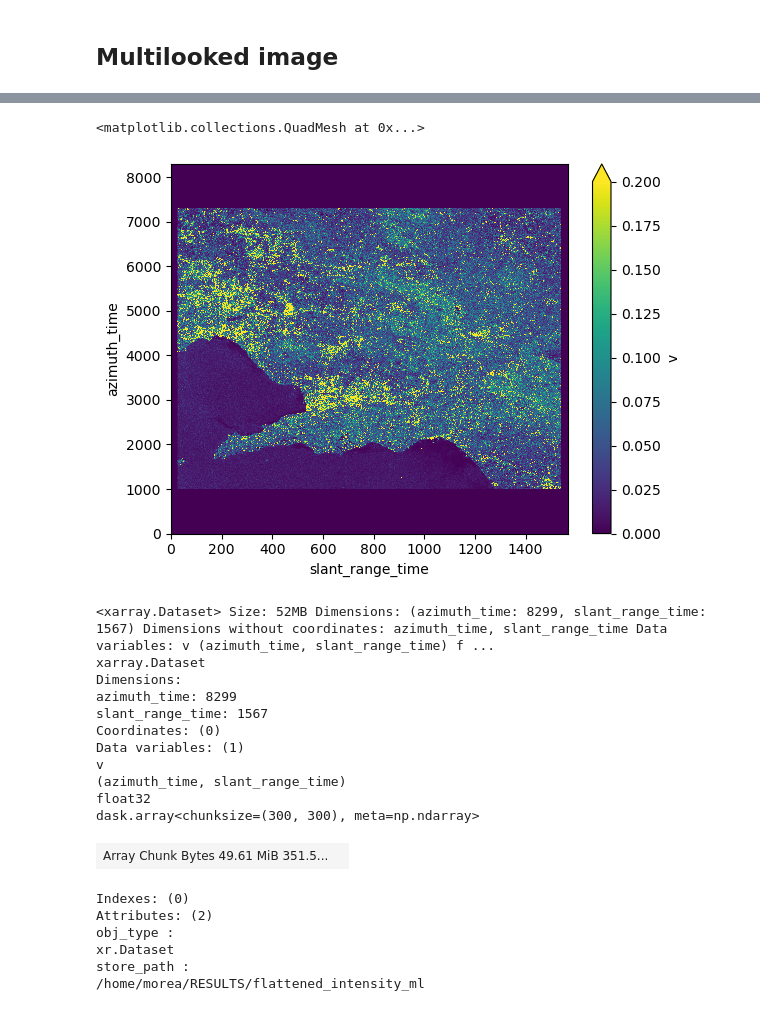
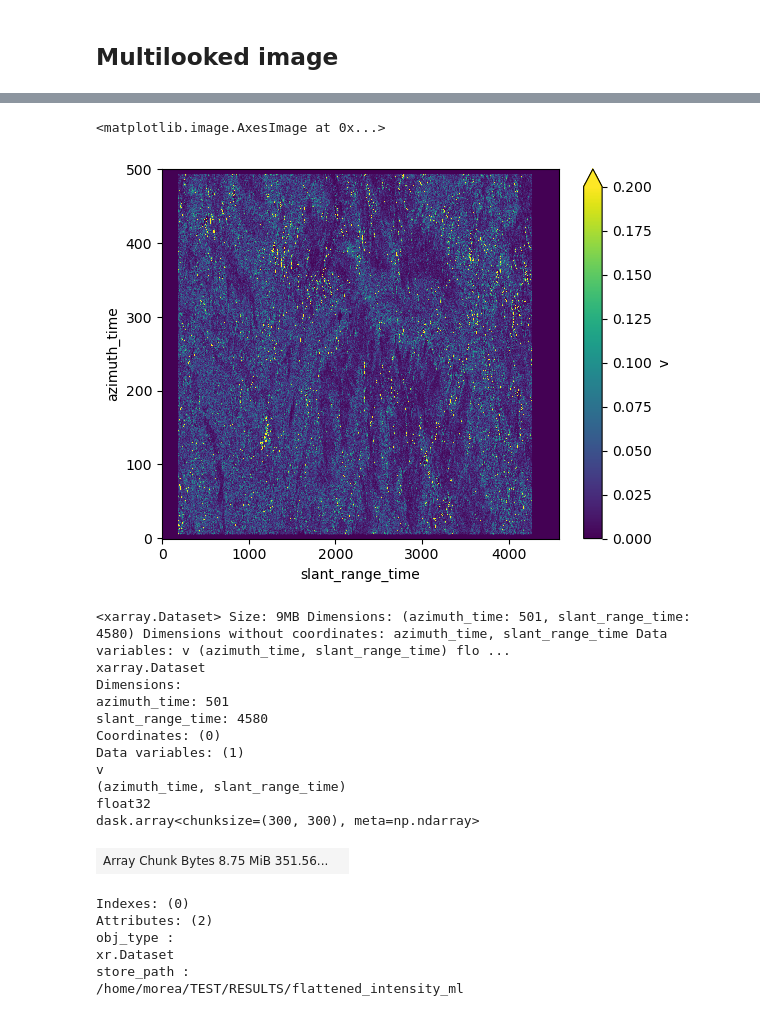
Before and after one commit to ROSE-L-ARD/cop-ard-atbd, a Jupyter notebook: notebooks/geocoding.ipynb, the cells around one changed output, grey strips where cells are left out. Cells and saved outputs as stored; diff of their text form; code cells hidden in the pictures.

```diff
--- a/notebooks/geocoding.ipynb
+++ b/notebooks/geocoding.ipynb
@@ -9,14 +18,19 @@ import rosel.shiroma
 # %%
-in_path = rosel.io.normpath("/home/morea/SAOCOM/")
-slc_path = f"{in_path}/INPUT_DATA/slcs.zarr"
-acquisition_date = "2023-12-12"
-wdir_path = f"{in_path}/WDIR_DATA/{acquisition_date}"
-selection_path = f"{wdir_path}/selection"
-rtc_ap_path = f"{wdir_path}/rtc_ap"
-
-result_folder = "/home/morea/RESULTS"
+in_path = rosel.io.normpath("/home/morea/SENTINEL1/SALZBURG/44")
+# path where the coregistered images are stored
+slc_path = f"{in_path}/WDIR_DYNAMIC/slcs"
+acquisition_date = "2024-10-15"
+burst = "iw1_92638"
+wdir_path = f"{in_path}/WDIR_STATIC/{burst}"
+rtc_ap_path = f"{wdir_path}/radar_grid/rtc_ap"
+result_folder = "/home/morea/TEST/RESULTS"
 # %%
-slc = rosel.io.read(slc_path).orig[acquisition_date].measurements.slc.squeeze()
-selection = rosel.io.read(selection_path)
-A = rosel.io.read(rtc_ap_path, mask_and_scale=False).v
+slc = (
+    rosel.io.read(slc_path)
+    .bursts[burst]
+    .orig[acquisition_date]
+    .measurements.slc.sel(polarization="V:H")
+    .squeeze()
+)
+A = rosel.io.read(rtc_ap_path, consolidate_metadata=False, mask_and_scale=False).v
 # %%
@@ -192,7 +130,11 @@ c = np.abs(slc) ** 2
 # %%
 # generating multilooked amplitude
 c_ml = (
-    c.coarsen(azimuth_time=multilook["azimuth_time"], slant_range_time=multilook["slant_range_time"], boundary="pad")
+    c.coarsen(
+        azimuth_time=multilook["azimuth_time"],
+        slant_range_time=multilook["slant_range_time"],
+        boundary="pad",
+    )
     .mean()
     .chunk(azimuth_time=300, slant_range_time=300)
 )
@@ -243,6 +190,10 @@ PandasIndex(Index([ 0.004938310362301905, 0.0049384770289685725, 0.0049386436956
 Attributes: (0)
 # %%
 c_gamma_ml = rosel.shiroma.flatten_radar_image(
-    c_ml, A, multilook=multilook, data_path=f"{result_folder}/flattened_amplitude_ml", read=True
+    c_ml,
+    A,
+    multilook=multilook,
+    data_path=f"{result_folder}/flattened_amplitude_ml",
+    read=True,
 )
 # %% [output]
@@ -270,29 +202,29 @@ c_gamma_ml = rosel.shiroma.flatten_radar_image(
 # %%
 flattened_intensity_ml = (np.abs(c_gamma_ml) ** 2).to_dataset(name="v")
 # %%
-flattened_intensity_ml.v.plot(vmin=0, vmax=0.2)
+flattened_intensity_ml.v.plot.imshow(vmin=0, vmax=0.2)
 # %% [output]
-<matplotlib.collections.QuadMesh at 0x...>
+<matplotlib.image.AxesImage at 0x...>
-[figure, old version]
+[figure, new version]
 # %%
 rosel.io.write(flattened_intensity_ml, f"{result_folder}/flattened_intensity_ml")
 # %% [output]
-<xarray.Dataset> Size: 52MB Dimensions: (azimuth_time: 8299, slant_range_time: 1567) Dimensions without coordinates: azimuth_time, slant_range_time Data variables: v (azimuth_time, slant_range_time) f ...
+<xarray.Dataset> Size: 9MB Dimensions: (azimuth_time: 501, slant_range_time: 4580) Dimensions without coordinates: azimuth_time, slant_range_time Data variables: v (azimuth_time, slant_range_time) flo ...
 xarray.Dataset
 Dimensions:
-azimuth_time: 8299
-slant_range_time: 1567
+azimuth_time: 501
+slant_range_time: 4580
 Coordinates: (0)
 Data variables: (1)
 v
 (azimuth_time, slant_range_time)
 float32
 dask.array<chunksize=(300, 300), meta=np.ndarray>
-| Array Chunk Bytes 49.61 MiB 351.5... |  |
+| Array Chunk Bytes 8.75 MiB 351.56... |  |
 Indexes: (0)
 Attributes: (2)
 obj_type :
 xr.Dataset
 store_path :
-/home/morea/RESULTS/flattened_intensity_ml
+/home/morea/TEST/RESULTS/flattened_intensity_ml
 # %%
```
Also changed, not shown: parts of 19 cells of this notebook, 15 other files.
